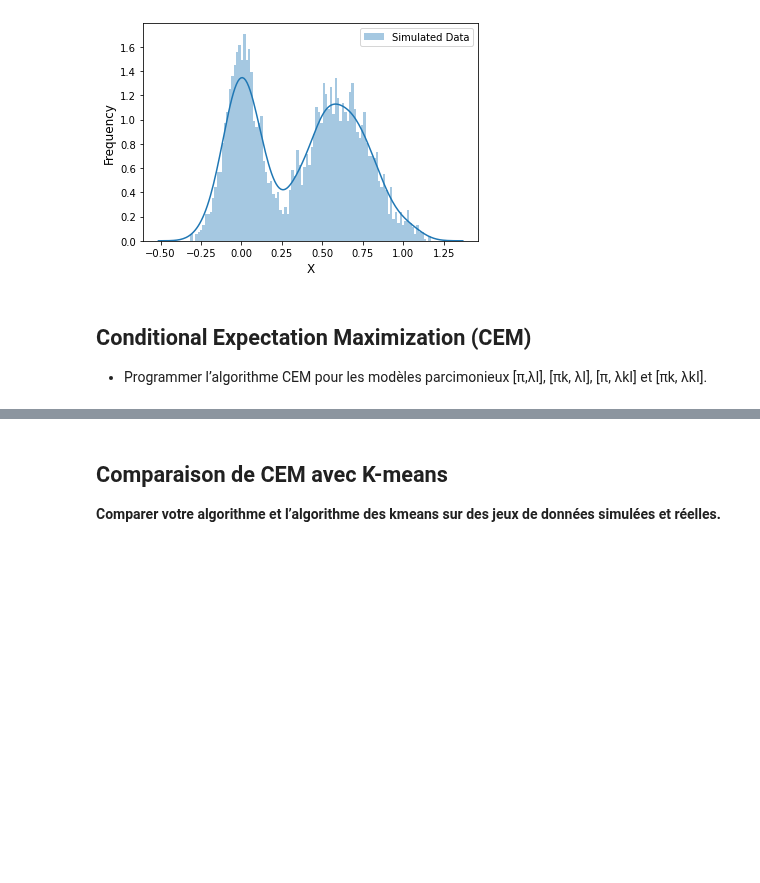
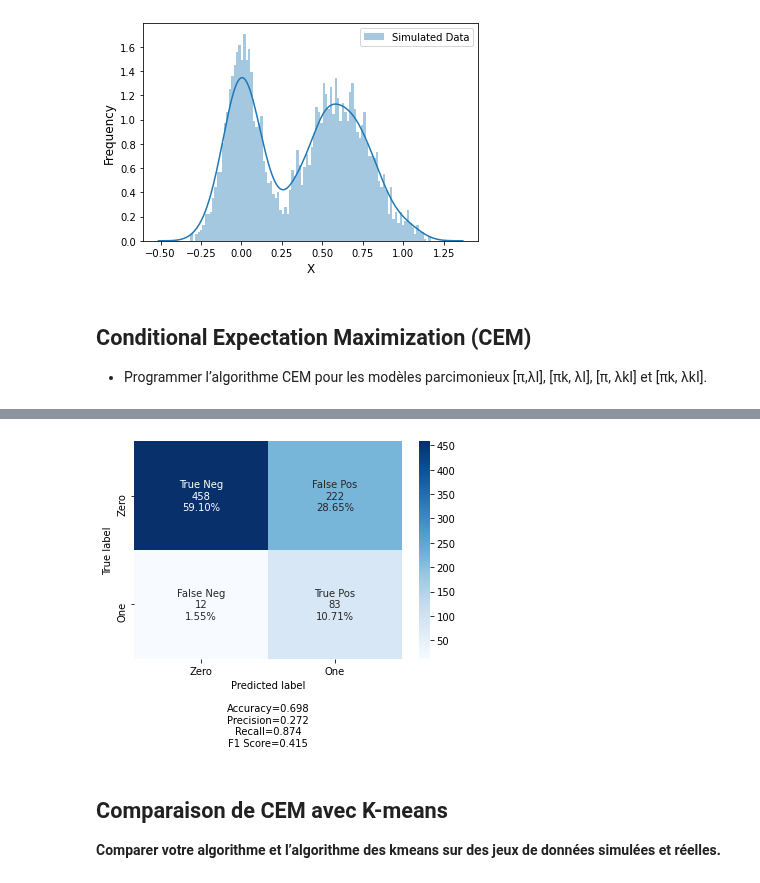
Before and after one commit to mohcineelharras/daml_project, a Jupyter notebook: project/daml_project.ipynb, the cells around one changed output, grey strips where cells are left out. Drawn from its saved outputs; the diff is of its cells as text; code cells hidden in the pictures; blank space fills up the shorter version.

```diff
--- a/project/daml_project.ipynb
+++ b/project/daml_project.ipynb
@@ -384,5 +384,15 @@ class GMM:
             #print(c)
             prediction.append(multivariate_normal(mean=m,cov=c,allow_singular=True).pdf(Y)/np.sum([multivariate_normal(mean=mean,cov=cov,allow_singular=True).pdf(Y) for mean,cov in zip(self.mu,self.cov)]))
         #plt.show()
-        print(prediction)
+        return prediction
+    def predict_vec(self,vec):
+      prediction = []
+      prediction_2=[]
+      for x in vec:
+        prediction = []
+        for m,c in zip(self.mu,self.cov):
+          prediction.append(multivariate_normal(mean=m,cov=c,allow_singular=True).pdf(x)/np.sum([multivariate_normal(mean=mean,cov=cov,allow_singular=True).pdf(x) for mean,cov in zip(self.mu,self.cov)]))
+        prediction_2.append(np.array(prediction))
+      prediction_df = pd.DataFrame(prediction_2,columns=["classe_"+str(i) for i in range(len(mu))])
+      return prediction_df
 # %%
@@ -416,0 +416,11 @@ Wall time: 1.63 s
+# %%
+%%time
+GMM_test = GMM(X,df_dummies,2,50)
+GMM_test.CEM(C=False)
+
+pd_pred=GMM_test.predict_vec(X)
+hard_class=np.where(pd_pred>0.5, 1, 0)
+pd_pred_full=pd.DataFrame(hard_class,columns=pd_pred.columns)
+pd_pred_full['y']=y
+pd_pred_full['y_pred']=np.array(pd_pred_full["classe_0"]==1,dtype="int")
+print(pd_pred_full.head(10))
@@ -417,3 +441,14 @@ Wall time: 1.63 s
+# %%
+#Confusion Matrix
+cf_matrix=confusion_matrix(pd_pred_full['y_pred'], pd_pred_full['y'])
+#tn, fp, fn, tp=confusion_matrix(y_test, predictions).ravel()
+labels = ['True Neg','False Pos','False Neg','True Pos']
+categories = ['Zero', 'One']
+make_confusion_matrix(cf_matrix,
+                      group_names=labels,
+                      categories=categories, )
+# %% [output]
+[figure, added]
 # %% [markdown]
 ## Comparaison de CEM avec K-means
 
```
Also changed, not shown: parts of 9 cells of this notebook.
